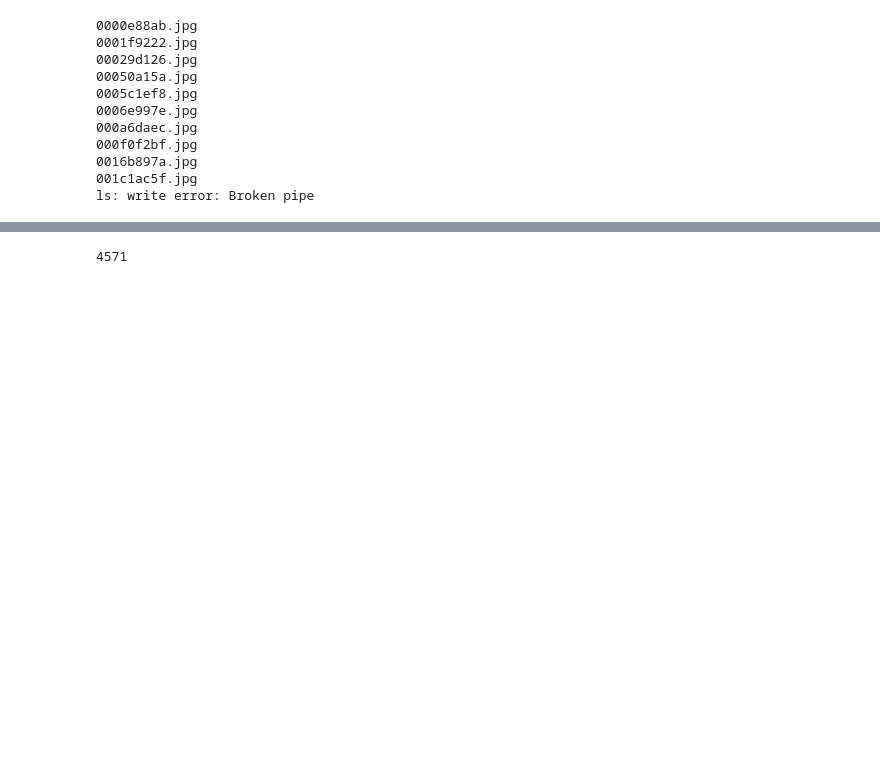
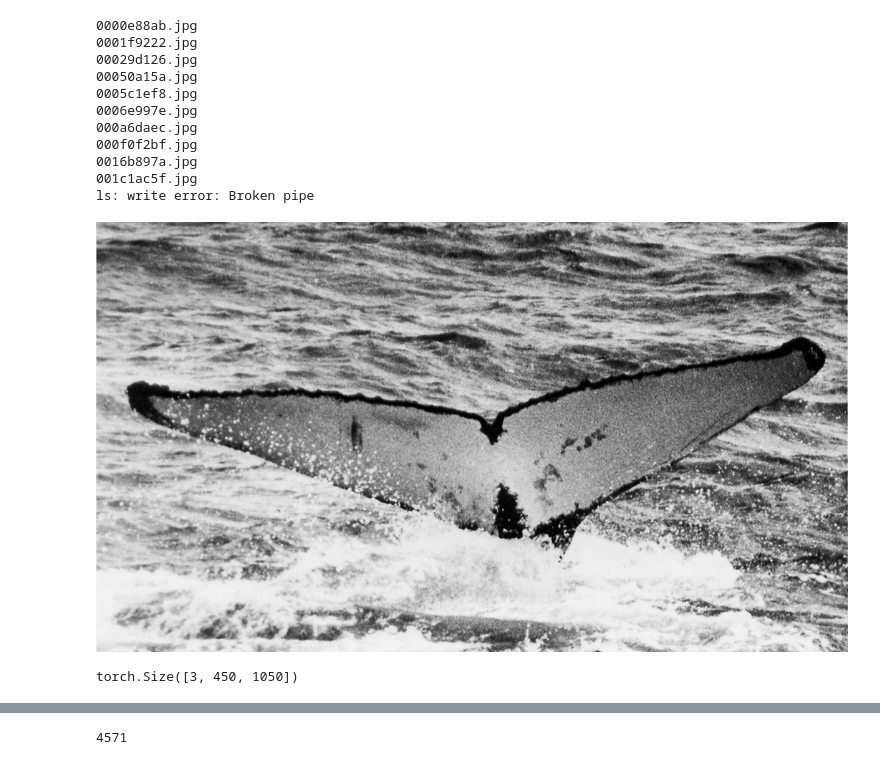
Before and after one commit to sq5rix/humpback, a Jupyter notebook: moby.ipynb, the cells around one changed output, grey strips where cells are left out. Saved outputs shown, nothing was run; the diff lists cells and outputs as text; code cells hidden in the pictures; blank space fills up the shorter version.

```diff
--- a/moby.ipynb
+++ b/moby.ipynb
@@ -52,2 +66,12 @@ ls: write error: Broken pipe
+# %%
+img = open_image(path/'train/d3252cbf1.jpg')
+# %%
+img
+# %% [output]
+[figure, added]
+# %%
+img.shape
+# %% [output]
+torch.Size([3, 450, 1050])
 # %%
 np.random.seed(42)
```
Also changed, not shown: parts of 10 cells of this notebook.
